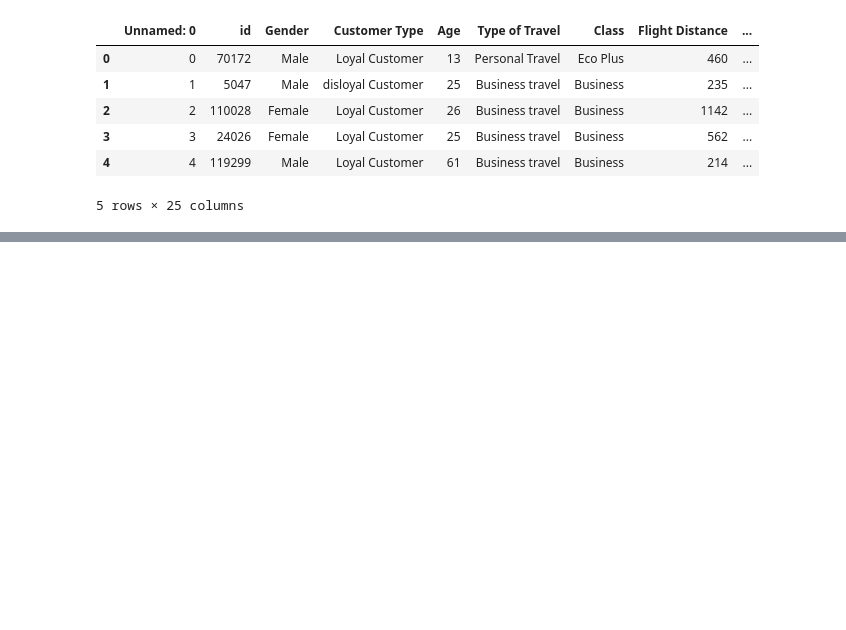
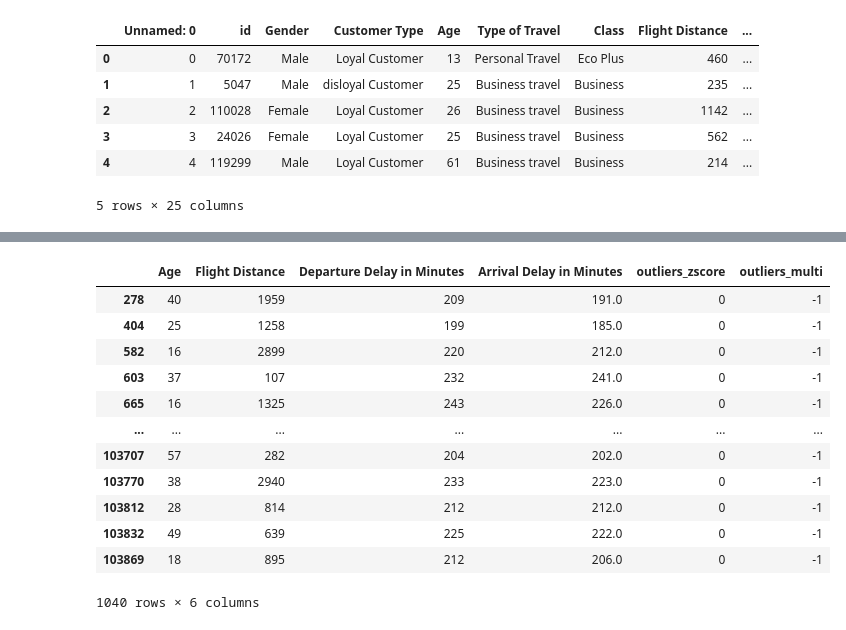
Before and after one commit to Pvcunha/introducao-ciencia-dados, a Jupyter notebook: introducao_ciencia_dados.ipynb, the cells around one changed output, grey strips where cells are left out. Saved outputs shown, nothing was run; the diff lists cells and outputs as text; code cells hidden in the pictures; blank space fills up the shorter version.

```diff
--- a/introducao_ciencia_dados.ipynb
+++ b/introducao_ciencia_dados.ipynb
@@ -139,0 +265,4 @@ df.shape
+# %%
+from scipy import stats
+isoutliers = np.abs(stats.zscore(numerical_df) < 3).all(axis=1)
+numerical_df['outliers_zscore'] = np.multiply(isoutliers, 1)
@@ -139,0 +296,4 @@ df.shape
+# %%
+from sklearn.covariance import EllipticEnvelope
+detector = EllipticEnvelope(contamination=0.01)
+detector.fit(numerical_df)
@@ -139,0 +302,2 @@ df.shape
+# %%
+scores = detector.predict(numerical_df)
@@ -139,0 +308,2 @@ df.shape
+# %%
+numerical_df['outliers_multi'] = scores
@@ -139,0 +319,16 @@ df.shape
+# %%
+numerical_df[numerical_df['outliers_multi'] == -1]
+# %% [output]
+|  | Age | Flight Distance | Departure Delay in Minutes | Arrival Delay in Minutes | outliers_zscore | outliers_multi |
+| 278 | 40 | 1959 | 209 | 191.0 | 0 | -1 |
+| 404 | 25 | 1258 | 199 | 185.0 | 0 | -1 |
+| 582 | 16 | 2899 | 220 | 212.0 | 0 | -1 |
+| 603 | 37 | 107 | 232 | 241.0 | 0 | -1 |
+| 665 | 16 | 1325 | 243 | 226.0 | 0 | -1 |
+| ... | ... | ... | ... | ... | ... | ... |
+| 103707 | 57 | 282 | 204 | 202.0 | 0 | -1 |
+| 103770 | 38 | 2940 | 233 | 223.0 | 0 | -1 |
+| 103812 | 28 | 814 | 212 | 212.0 | 0 | -1 |
+| 103832 | 49 | 639 | 225 | 222.0 | 0 | -1 |
+| 103869 | 18 | 895 | 212 | 206.0 | 0 | -1 |
+1040 rows × 6 columns
```
Also changed, not shown: parts of 61 cells of this notebook.
